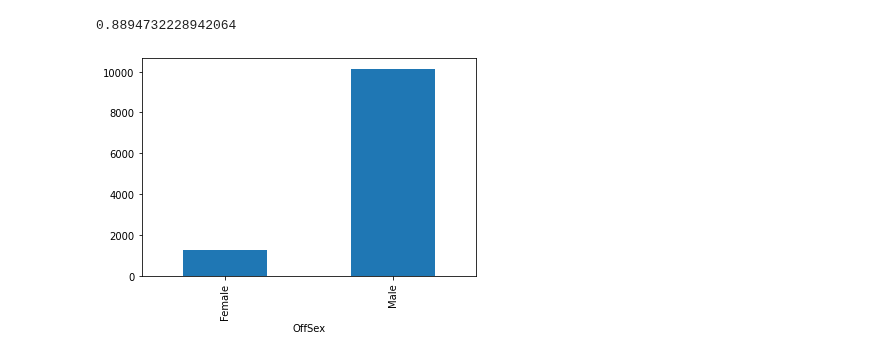
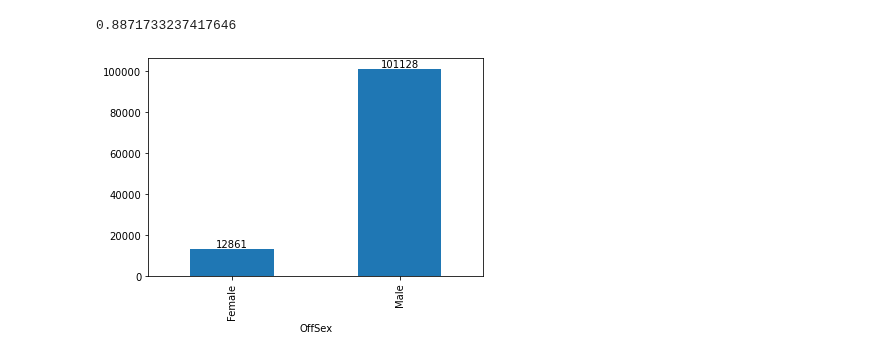
Before and after one commit to lougau92/MA1-Development-of-XAI-based-framework-to-Understand-Predict-and-Link-Homicides, a Jupyter notebook: svm_single_feature.ipynb, the cells around one changed output. Drawn from its saved outputs; the diff is of its cells as text; code cells hidden in the pictures.

```diff
--- a/svm_single_feature.ipynb
+++ b/svm_single_feature.ipynb
@@ -1,7 +1,7 @@
 # %%
 import pandas as pd
 
-from preprocess import clean_dataframe,split_stratify
+from preprocess import clean_dataframe,get_train_test_val,bin_age
 # https://scikit-learn.org/stable/modules/svm.html
 from sklearn import svm
 from sklearn.model_selection import train_test_split
@@ -12,5 +12,5 @@ raw_data = pd.read_csv('Murder_Data.zip', index_col=0, compression='zip')
 cleaned_data = clean_dataframe(raw_data)
 #get a stratisfied subset to test the algorithms on
 #train,test = split_stratify(...)
-cleaned_data, _ = split_stratify(cleaned_data,['OffSex', 'OffRace', 'OffEthnic'],0.20,0.01)
-cleaned_data.shape
+#cleaned_data, _ = split_stratify(cleaned_data,['OffSex', 'OffRace', 'OffEthnic'],0.20,0.01)
+#cleaned_data.shape
@@ -38,9 +84,10 @@ See the caveats in the documentation: https://pandas.pydata.org/pandas-docs/stab
 # %%
-df=y_test.groupby(["OffSex"]).size()
-df.plot(kind='bar')
-print(len(y_test[y_test["OffSex"]=="Male"])/len(y_test))
+df=cleaned_data.groupby(["OffSex"]).size()
+ax = df.plot(kind='bar')
+ax.bar_label(ax.containers[0])
+print(len(cleaned_data[cleaned_data["OffSex"]=="Male"])/len(cleaned_data))
 # %% [output]
-0.8894732228942064
+0.8871733237417646
-[figure, old version]
+[figure, new version]
 # %%
 #clf = svm.LinearSVC(class_weight={'Female':10, 'Male': 1},dual=False)
```
Also changed, not shown: parts of 17 cells of this notebook.
